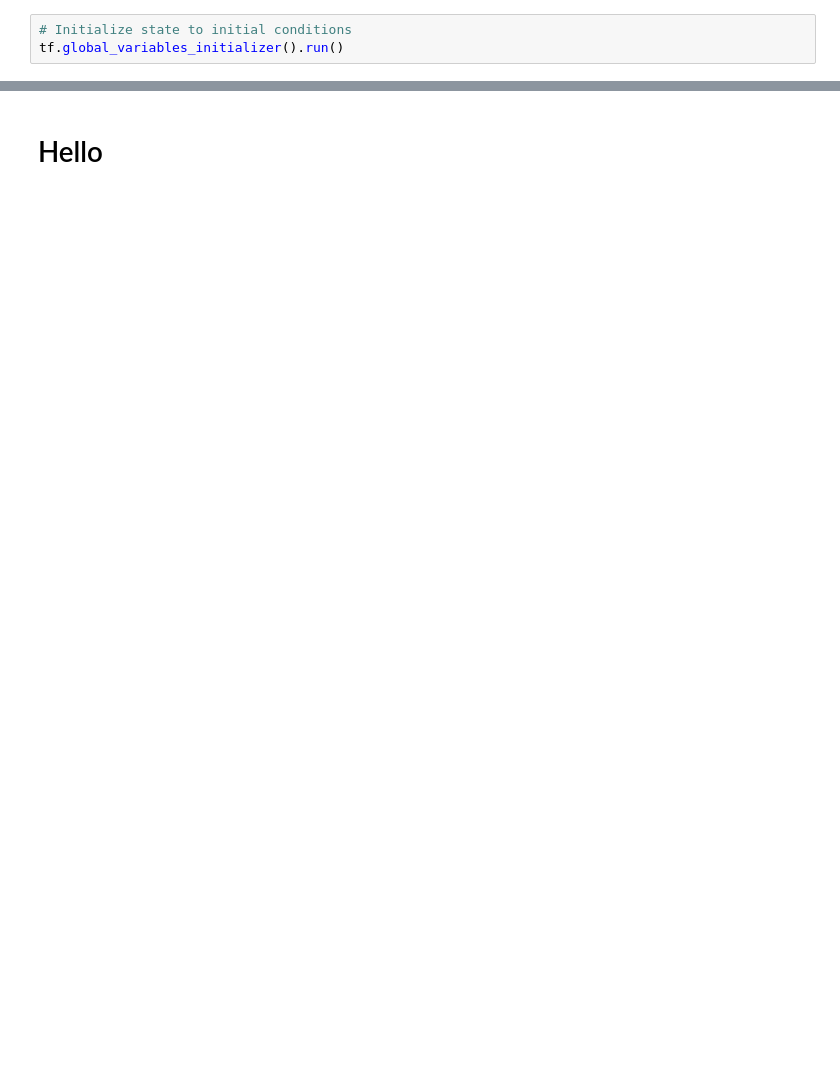
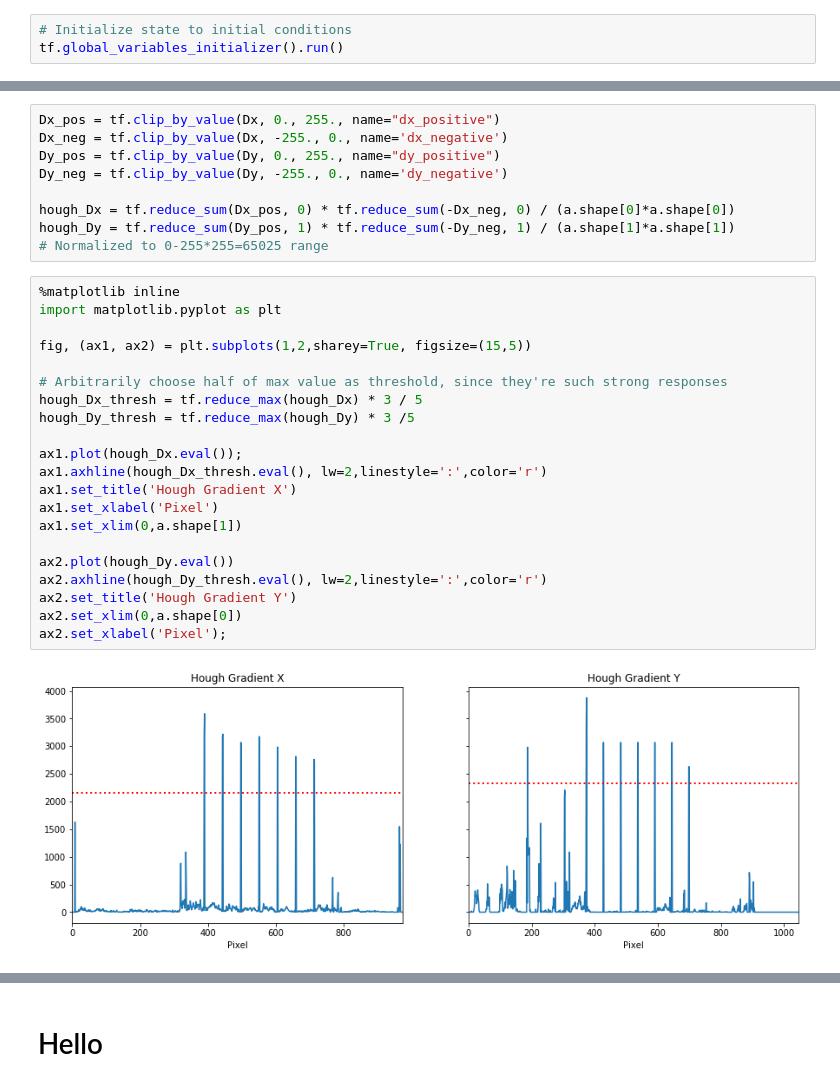
Before and after one commit to eric7237cire/chess-cnn, a Jupyter notebook: python_src/computer_vision.ipynb, the cells around one changed output, grey strips where cells are left out. Saved outputs shown, nothing was run; the diff lists cells and outputs as text; blank space fills up the shorter version.

```diff
--- a/python_src/computer_vision.ipynb
+++ b/python_src/computer_vision.ipynb
@@ -187,0 +192,32 @@ ax.imshow(Dy.eval(), cmap='gray')
+# %%
+Dx_pos = tf.clip_by_value(Dx, 0., 255., name="dx_positive")
+Dx_neg = tf.clip_by_value(Dx, -255., 0., name='dx_negative')
+Dy_pos = tf.clip_by_value(Dy, 0., 255., name="dy_positive")
+Dy_neg = tf.clip_by_value(Dy, -255., 0., name='dy_negative')
+
+hough_Dx = tf.reduce_sum(Dx_pos, 0) * tf.reduce_sum(-Dx_neg, 0) / (a.shape[0]*a.shape[0])
+hough_Dy = tf.reduce_sum(Dy_pos, 1) * tf.reduce_sum(-Dy_neg, 1) / (a.shape[1]*a.shape[1])
+# Normalized to 0-255*255=65025 range
+# %%
+%matplotlib inline
+import matplotlib.pyplot as plt
+
+fig, (ax1, ax2) = plt.subplots(1,2,sharey=True, figsize=(15,5))
+
+# Arbitrarily choose half of max value as threshold, since they're such strong responses
+hough_Dx_thresh = tf.reduce_max(hough_Dx) * 3 / 5
+hough_Dy_thresh = tf.reduce_max(hough_Dy) * 3 /5
+
+ax1.plot(hough_Dx.eval());
+ax1.axhline(hough_Dx_thresh.eval(), lw=2,linestyle=':',color='r')
+ax1.set_title('Hough Gradient X')
+ax1.set_xlabel('Pixel')
+ax1.set_xlim(0,a.shape[1])
+
+ax2.plot(hough_Dy.eval())
+ax2.axhline(hough_Dy_thresh.eval(), lw=2,linestyle=':',color='r')
+ax2.set_title('Hough Gradient Y')
+ax2.set_xlim(0,a.shape[0])
+ax2.set_xlabel('Pixel');
+# %% [output]
+[figure, added]
```
Also changed, not shown: parts of 3 cells of this notebook.
